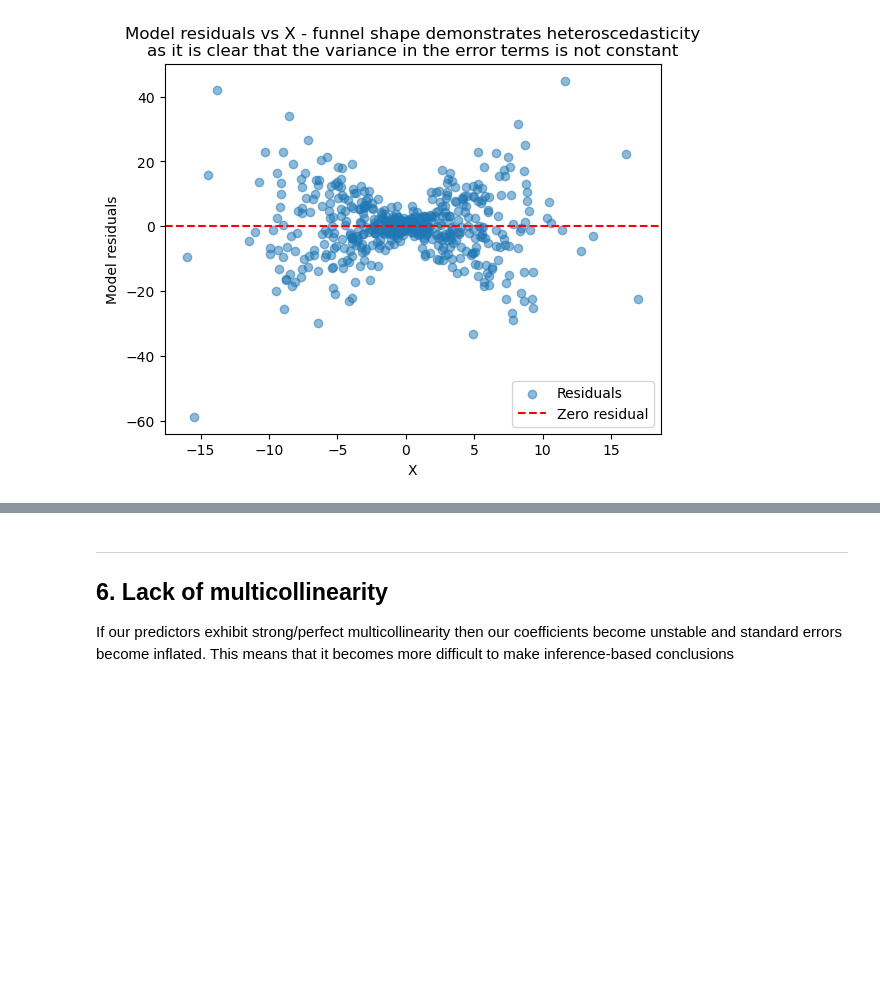
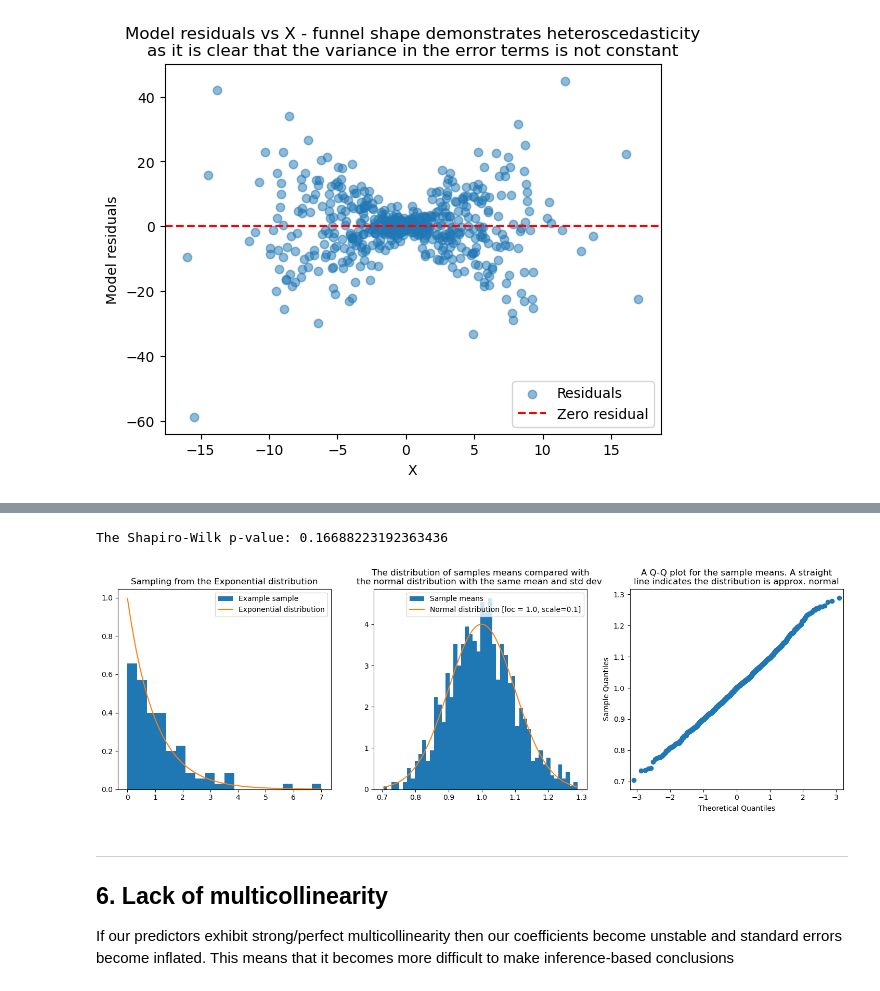
Before and after one commit to TomJHarrison/IntroToStatisticalLearning, a Jupyter notebook: Chapter3/LinRegAssumptions.ipynb, the cells around one changed output, grey strips where cells are left out. Saved outputs shown, nothing was run; the diff lists cells and outputs as text; code cells hidden in the pictures; blank space fills up the shorter version.

Commit message:
A write-up of the normality assumption in linear regression

```diff
--- a/Chapter3/LinRegAssumptions.ipynb
+++ b/Chapter3/LinRegAssumptions.ipynb
@@ -323,3 +454,46 @@ ax.legend();
+# %%
+n_samples = 1_000
+n_rows_per_sample = 100
+dist = "Exponential"
+loc = 0
+scale = 1
+
+dist_dict = {"Exponential": expon, "Uniform": uniform}
+
+mean_list = []
+for ii in range(n_samples):
+    # draw samples from the selected distribution
+    data = dist_dict[dist].rvs(loc=loc, scale=scale, size=n_rows_per_sample, random_state=ii)
+    mean_list += [np.mean(data)]
+
+
+# --------- Plotting
+fig, (ax1, ax2, ax3) = plt.subplots(ncols=3, figsize=(18, 5))
+
+# First plot one of the data samples
+ax1.hist(data, 20, density=True, label="Example sample")
+X = np.linspace(min(data), max(data), 1_000)
+ax1.plot(X, dist_dict[dist].pdf(X, loc=loc, scale=scale), label=f"{dist} distribution")
+ax1.set_title(f"Sampling from the {dist} distribution")
+
+# Then plot the distribution of the sample means compared with the normal distribution with the same mean and std dev
+ax2.hist(mean_list, 50, density=True, label="Sample means")
+X = np.linspace(min(mean_list), max(mean_list), 1_000)
+norm_mean, norm_std = np.mean(mean_list), np.std(mean_list)
+ax2.plot(X, norm.pdf(X, loc=norm_mean, scale=norm_std), label=f"Normal distribution [loc = {np.round(norm_mean, 3)}, scale={np.round(norm_std, 3)}]")
+ax2.set_title("The distribution of samples means compared with\nthe normal distribution with the same mean and std dev ")
+
+# Now generate a Q-Q plot. If it returns a straight line then we can be confident that the distribution is approx. normal
+sm.qqplot(np.array(mean_list), dist=norm, ax=ax3)
+ax3.set_title("A Q-Q plot for the sample means. A straight\nline indicates the distribution is approx. normal")
+
+ax1.legend()
+ax2.legend()
+
+print(f"The Shapiro-Wilk p-value: {shapiro(mean_list).pvalue}")
+# %% [output]
+The Shapiro-Wilk p-value: 0.16688223192363436
+[figure, added]
 # %% [markdown]
 --------
 
```
Also changed, not shown: parts of 5 cells of this notebook.
